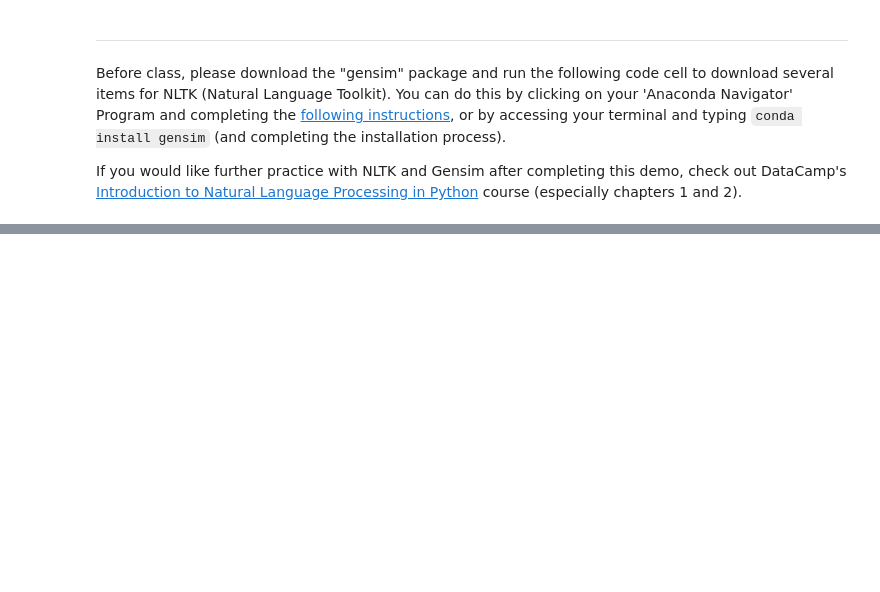
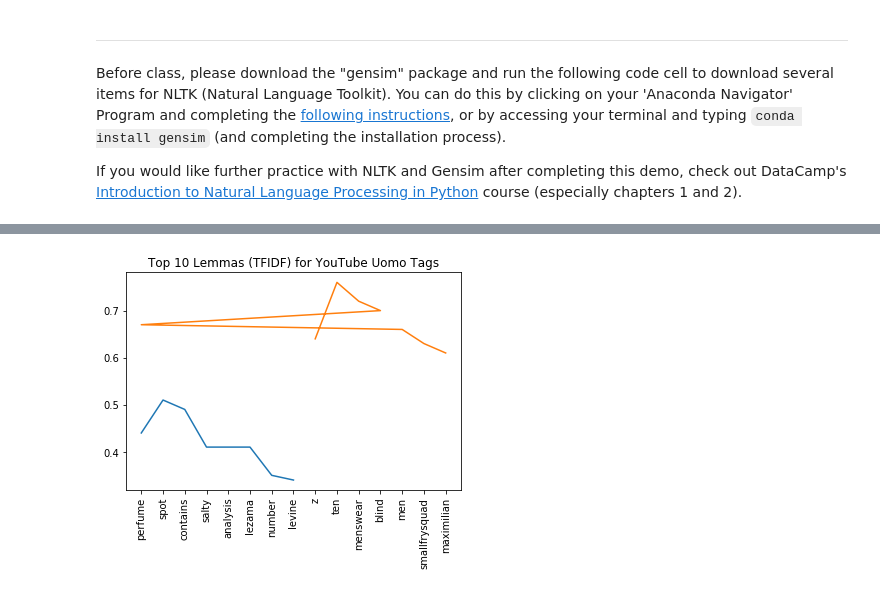
Before and after one commit to EggmanWalrus/40400-Fashion, a Jupyter notebook: Fashion Part III Identifying Zegna Uomo Interpretants.ipynb, the cells around one changed output, grey strips where cells are left out. Drawn from its saved outputs; the diff is of its cells as text; code cells hidden in the pictures; blank space fills up the shorter version.

```diff
--- a/Fashion Part III Identifying Zegna Uomo Interpretants.ipynb
+++ b/Fashion Part III Identifying Zegna Uomo Interpretants.ipynb
@@ -141,0 +193,5 @@ def plot_top_tfidf(series, data_description):
+# %%
+plot_top_tfidf(uomo_yt_df['Captions'], 'YouTube Uomo Captions')
+plot_top_tfidf(uomo_yt_df['Tags'], 'YouTube Uomo Tags');
+# %% [output]
+[figure, added]
```
Also changed, not shown: parts of 9 cells of this notebook, 2 other files.
